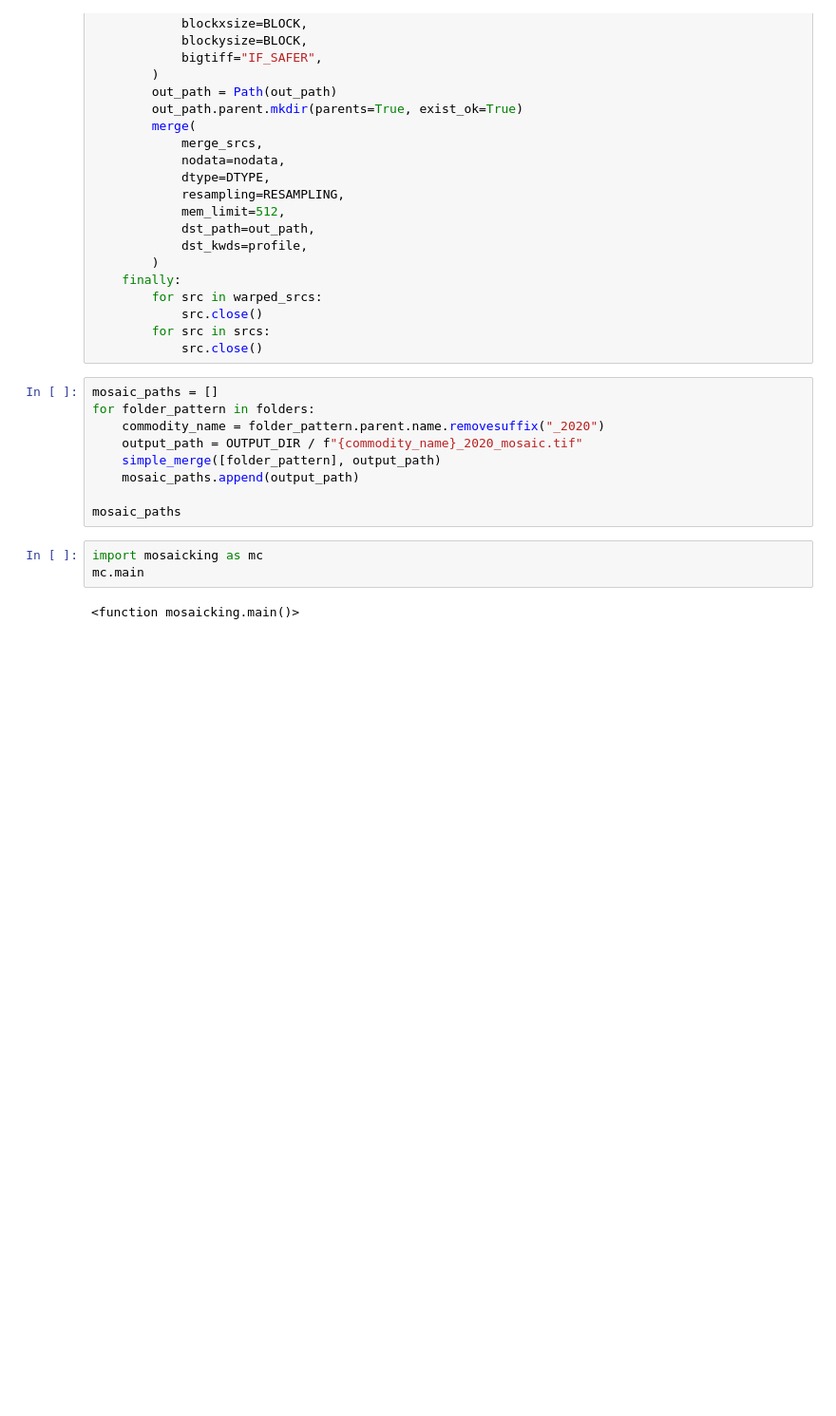
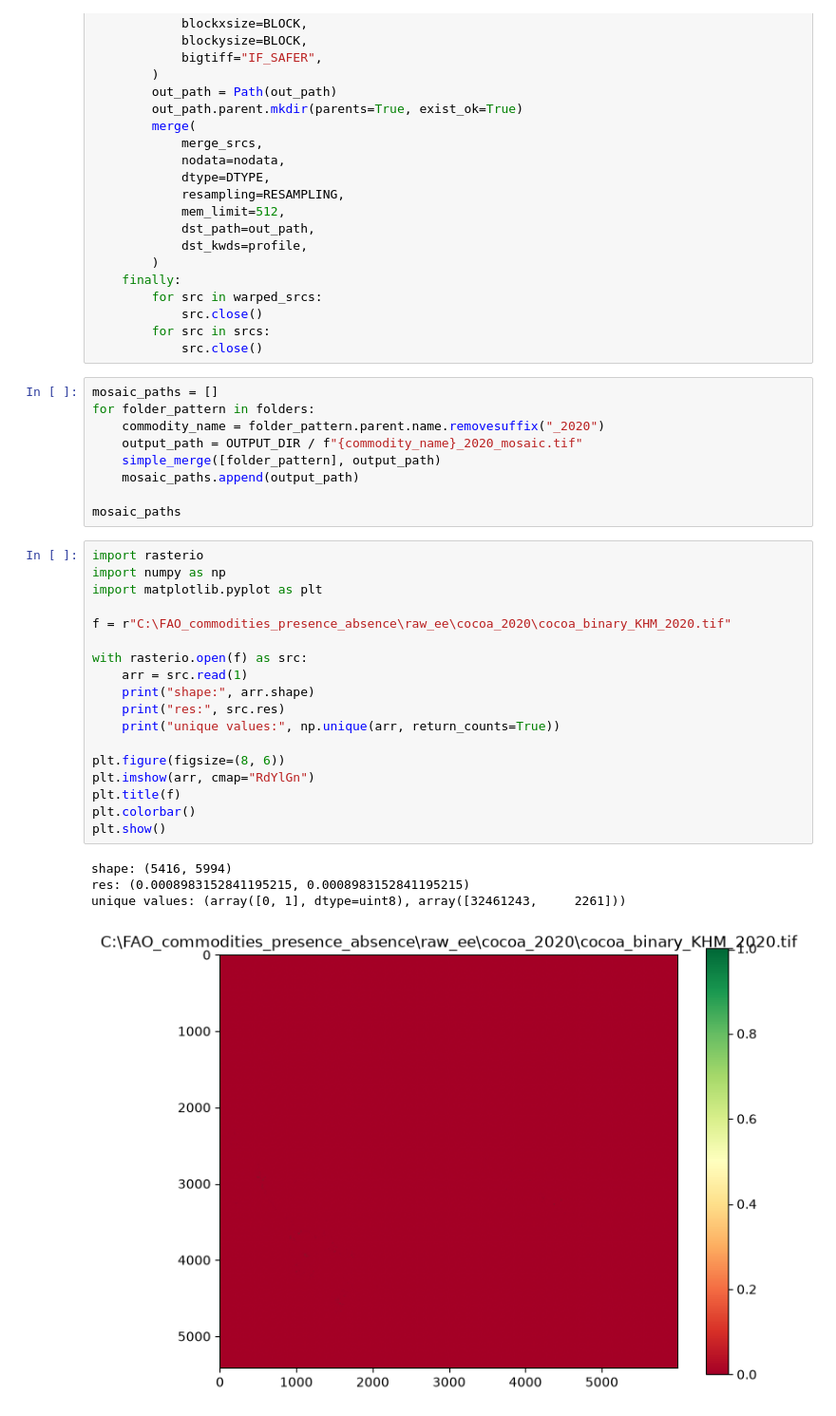
Before and after one commit to agilfahrezy11/generic_rs_code, a Jupyter notebook: raster_mosaicking/large_raster_mosaic.ipynb, the cells around one changed output. Shown at 95% size. Drawn from its saved outputs; the diff is of its cells as text; blank space fills up the shorter version.

```diff
--- a/raster_mosaicking/large_raster_mosaic.ipynb
+++ b/raster_mosaicking/large_raster_mosaic.ipynb
@@ -123,7 +123,25 @@ for folder_pattern in folders:
 
 mosaic_paths
 # %%
-import mosaicking as mc
-mc.main
+import rasterio
+import numpy as np
+import matplotlib.pyplot as plt
+
+f = r"C:\FAO_commodities_presence_absence\raw_ee\cocoa_2020\cocoa_binary_KHM_2020.tif"
+
+with rasterio.open(f) as src:
+    arr = src.read(1)
+    print("shape:", arr.shape)
+    print("res:", src.res)
+    print("unique values:", np.unique(arr, return_counts=True))
+
+plt.figure(figsize=(8, 6))
+plt.imshow(arr, cmap="RdYlGn")
+plt.title(f)
+plt.colorbar()
+plt.show()
 # %% [output]
-<function mosaicking.main()>
+shape: (5416, 5994)
+res: (0.0008983152841195215, 0.0008983152841195215)
+unique values: (array([0, 1], dtype=uint8), array([32461243,     2261]))
+[figure, added]
```
Also changed, not shown: parts of 1 cell of this notebook, 9 other files.
